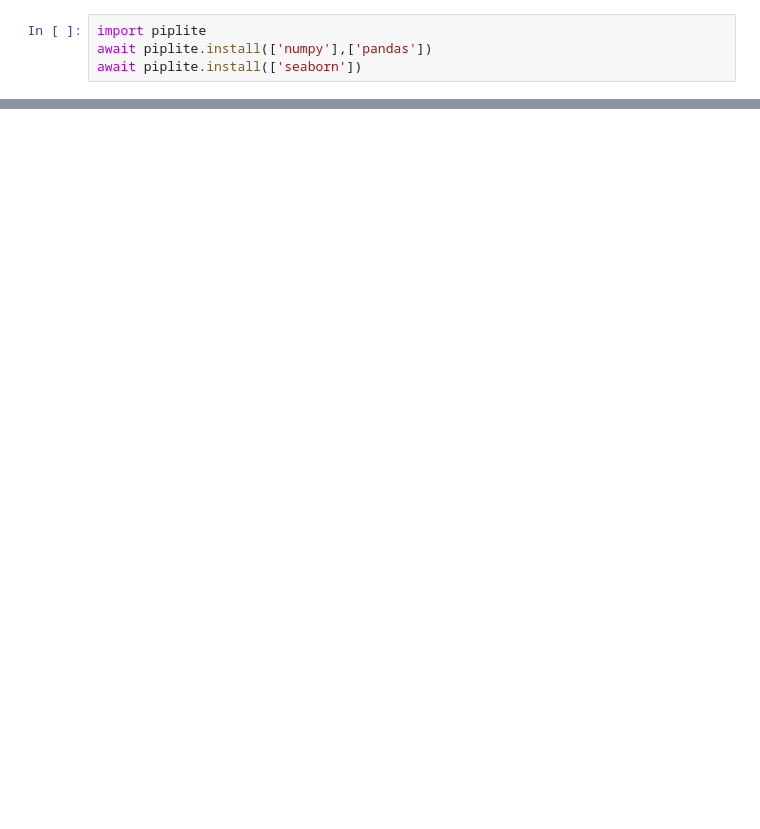
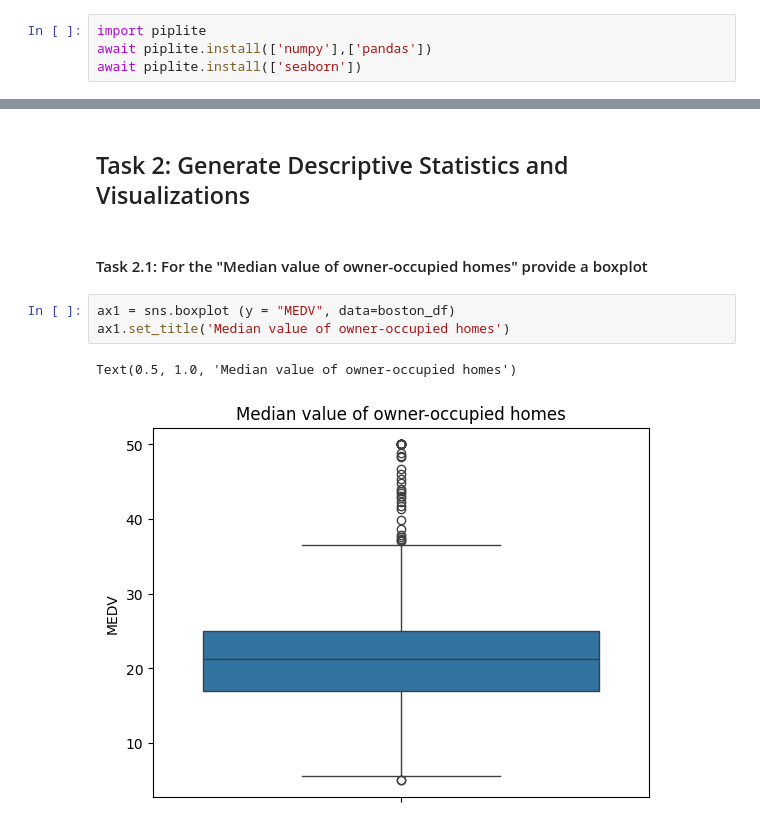
Before and after one commit to varshamohan08/coursera_analysis_of_boston_housing_data, a Jupyter notebook: Assignment.jupyterlite.ipynb, the cells around one changed output, grey strips where cells are left out. Drawn from its saved outputs; the diff is of its cells as text; blank space fills up the shorter version.

```diff
--- a/Assignment.jupyterlite.ipynb
+++ b/Assignment.jupyterlite.ipynb
@@ -112,0 +81,10 @@ else:
+# %% [markdown]
+## Task 2: Generate Descriptive Statistics and Visualizations
+# %% [markdown]
+#### Task 2.1: For the "Median value of owner-occupied homes" provide a boxplot
+# %%
+ax1 = sns.boxplot (y = "MEDV", data=boston_df)
+ax1.set_title('Median value of owner-occupied homes')
+# %% [output]
+Text(0.5, 1.0, 'Median value of owner-occupied homes')
+[figure, added]
```
Also changed, not shown: parts of 52 cells of this notebook.
